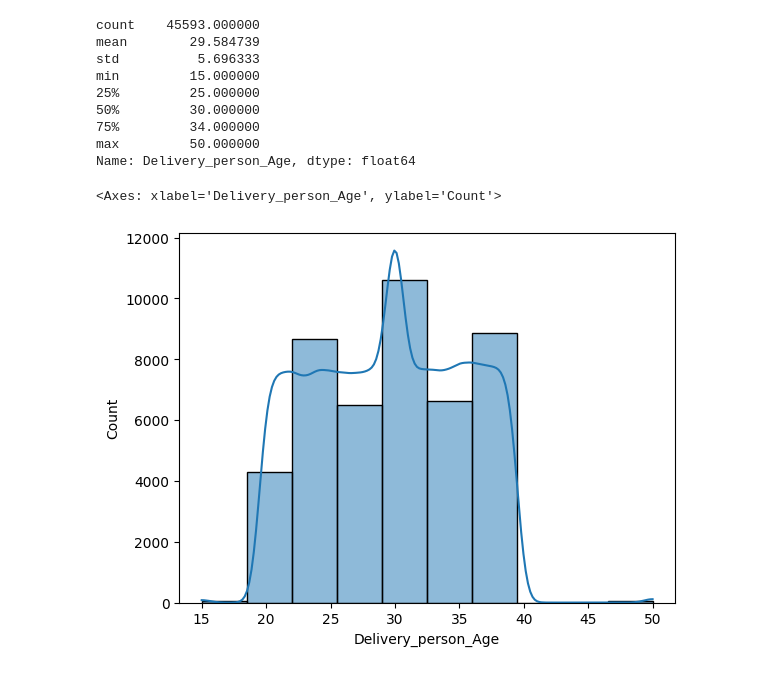
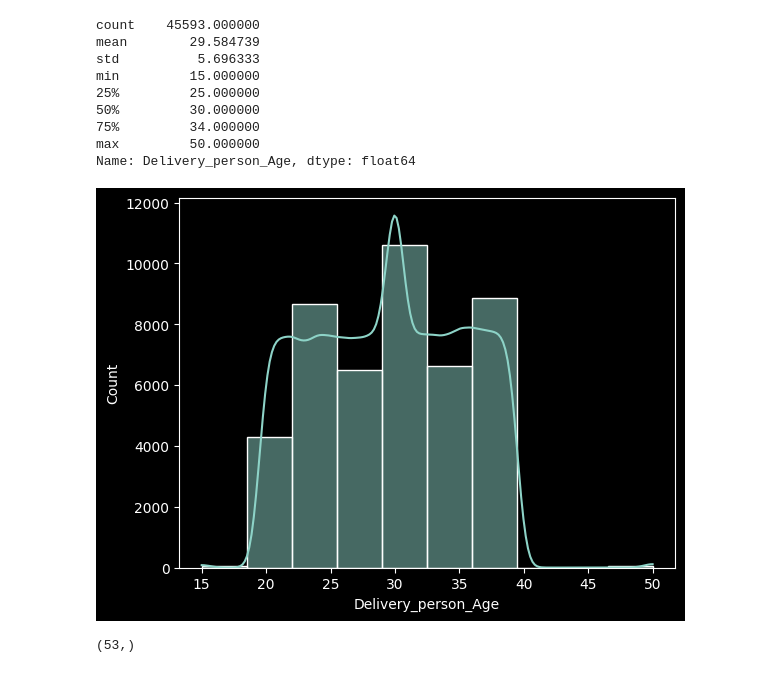
Before and after one commit to manisharoshini/Food-Delivery-Prediction, a Jupyter notebook: Food_delivery_prediction.ipynb, the cells around one changed output. Cells and saved outputs as stored; diff of their text form; code cells hidden in the pictures.

```diff
--- a/Food_delivery_prediction.ipynb
+++ b/Food_delivery_prediction.ipynb
@@ -662,7 +662,14 @@ min         15.000000
 max         50.000000
 Name: Delivery_person_Age, dtype: float64
 # %%
+plt.style.use('dark_background')
 sns.histplot(data['Delivery_person_Age'],bins = 10,kde = True)
+plt.show()
+
+# here we can see that some delivery persons's age is 50
 # %% [output]
-<Axes: xlabel='Delivery_person_Age', ylabel='Count'>
-[figure, old version]
+[figure, new version]
+# %%
+data[data['Delivery_person_Age']>40]['Delivery_person_Age'].shape
+# %% [output]
+(53,)
```
Also changed, not shown: parts of 7 cells of this notebook.
